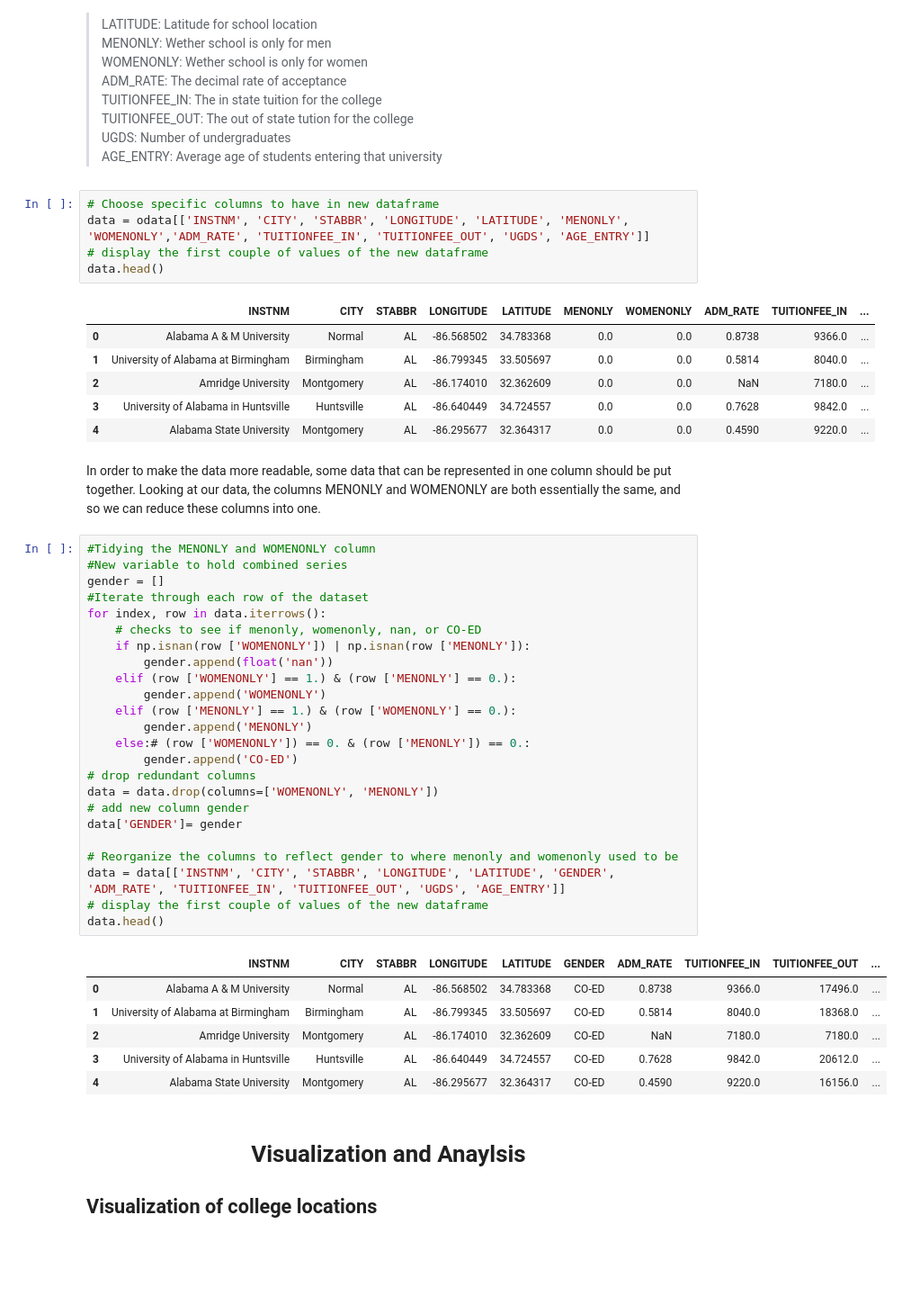
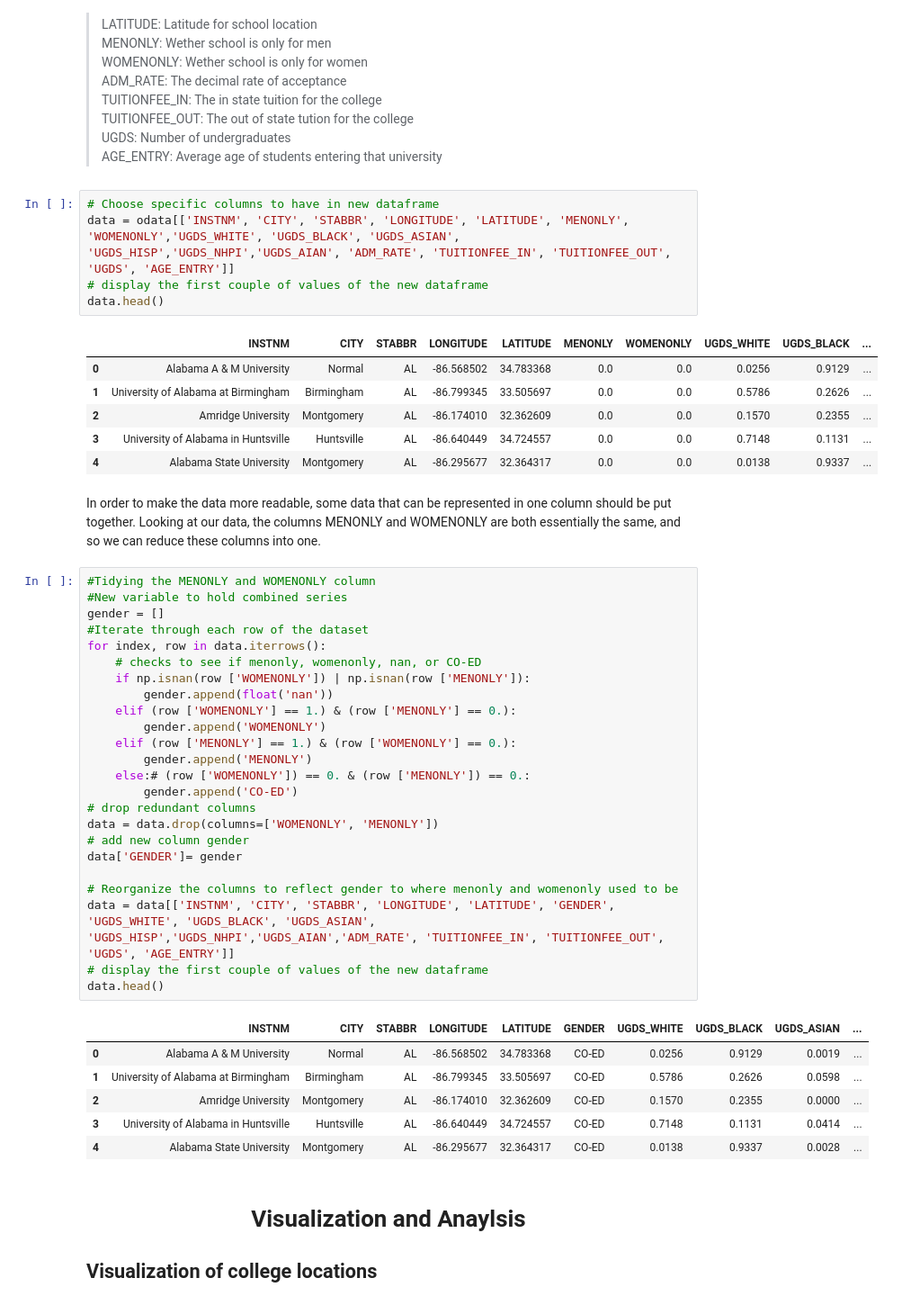
Before and after one commit to ZionJoseph/320-project-5, a Jupyter notebook: College Scorecard Tutorial.ipynb, the cells around one changed output. Shown at 90% size. Saved outputs shown, nothing was run; the diff lists cells and outputs as text; blank space fills up the shorter version.

```diff
--- a/College Scorecard Tutorial.ipynb
+++ b/College Scorecard Tutorial.ipynb
@@ -66,49 +69,49 @@ UGDS: Number of undergraduates<br />
 AGE_ENTRY: Average age of students entering that university<br />
 # %%
 # Choose specific columns to have in new dataframe
-data = odata[['INSTNM', 'CITY', 'STABBR', 'LONGITUDE', 'LATITUDE', 'MENONLY', 'WOMENONLY','ADM_RATE', 'TUITIONFEE_IN', 'TUITIONFEE_OUT', 'UGDS', 'AGE_ENTRY']]
+data = odata[['INSTNM', 'CITY', 'STABBR', 'LONGITUDE', 'LATITUDE', 'MENONLY', 'WOMENONLY','UGDS_WHITE', 'UGDS_BLACK', 'UGDS_ASIAN', 'UGDS_HISP','UGDS_NHPI','UGDS_AIAN', 'ADM_RATE', 'TUITIONFEE_IN', 'TUITIONFEE_OUT', 'UGDS', 'AGE_ENTRY']]
 # display the first couple of values of the new dataframe
 data.head()
 # %% [output]
-|  | INSTNM | CITY | STABBR | LONGITUDE | LATITUDE | MENONLY | WOMENONLY | ADM_RATE | TUITIONFEE_IN | ... |
-| 0 | Alabama A & M University | Normal | AL | -86.568502 | 34.783368 | 0.0 | 0.0 | 0.8738 | 9366.0 | ... |
-| 1 | University of Alabama at Birmingham | Birmingham | AL | -86.799345 | 33.505697 | 0.0 | 0.0 | 0.5814 | 8040.0 | ... |
-| 2 | Amridge University | Montgomery | AL | -86.174010 | 32.362609 | 0.0 | 0.0 | NaN | 7180.0 | ... |
-| 3 | University of Alabama in Huntsville | Huntsville | AL | -86.640449 | 34.724557 | 0.0 | 0.0 | 0.7628 | 9842.0 | ... |
-| 4 | Alabama State University | Montgomery | AL | -86.295677 | 32.364317 | 0.0 | 0.0 | 0.4590 | 9220.0 | ... |
+|  | INSTNM | CITY | STABBR | LONGITUDE | LATITUDE | MENONLY | WOMENONLY | UGDS_WHITE | UGDS_BLACK | ... |
+| 0 | Alabama A & M University | Normal | AL | -86.568502 | 34.783368 | 0.0 | 0.0 | 0.0256 | 0.9129 | ... |
+| 1 | University of Alabama at Birmingham | Birmingham | AL | -86.799345 | 33.505697 | 0.0 | 0.0 | 0.5786 | 0.2626 | ... |
+| 2 | Amridge University | Montgomery | AL | -86.174010 | 32.362609 | 0.0 | 0.0 | 0.1570 | 0.2355 | ... |
+| 3 | University of Alabama in Huntsville | Huntsville | AL | -86.640449 | 34.724557 | 0.0 | 0.0 | 0.7148 | 0.1131 | ... |
+| 4 | Alabama State University | Montgomery | AL | -86.295677 | 32.364317 | 0.0 | 0.0 | 0.0138 | 0.9337 | ... |
 # %% [markdown]
 In order to make the data more readable, some data that can be represented in one column should be put together. Looking at our data, the columns MENONLY and WOMENONLY are both essentially the same, and so we can reduce these columns into one.
 # %%
 #Tidying the MENONLY and WOMENONLY column
 #New variable to hold combined series
 gender = []
 #Iterate through each row of the dataset
 for index, row in data.iterrows():
     # checks to see if menonly, womenonly, nan, or CO-ED
     if np.isnan(row ['WOMENONLY']) | np.isnan(row ['MENONLY']):
         gender.append(float('nan'))
     elif (row ['WOMENONLY'] == 1.) & (row ['MENONLY'] == 0.):
         gender.append('WOMENONLY')
     elif (row ['MENONLY'] == 1.) & (row ['WOMENONLY'] == 0.):
         gender.append('MENONLY')
     else:# (row ['WOMENONLY']) == 0. & (row ['MENONLY']) == 0.:
         gender.append('CO-ED')
 # drop redundant columns
 data = data.drop(columns=['WOMENONLY', 'MENONLY'])
 # add new column gender
 data['GENDER']= gender
 
 # Reorganize the columns to reflect gender to where menonly and womenonly used to be
-data = data[['INSTNM', 'CITY', 'STABBR', 'LONGITUDE', 'LATITUDE', 'GENDER', 'ADM_RATE', 'TUITIONFEE_IN', 'TUITIONFEE_OUT', 'UGDS', 'AGE_ENTRY']]
+data = data[['INSTNM', 'CITY', 'STABBR', 'LONGITUDE', 'LATITUDE', 'GENDER', 'UGDS_WHITE', 'UGDS_BLACK', 'UGDS_ASIAN', 'UGDS_HISP','UGDS_NHPI','UGDS_AIAN','ADM_RATE', 'TUITIONFEE_IN', 'TUITIONFEE_OUT', 'UGDS', 'AGE_ENTRY']]
 # display the first couple of values of the new dataframe
 data.head()
 # %% [output]
-|  | INSTNM | CITY | STABBR | LONGITUDE | LATITUDE | GENDER | ADM_RATE | TUITIONFEE_IN | TUITIONFEE_OUT | ... |
-| 0 | Alabama A & M University | Normal | AL | -86.568502 | 34.783368 | CO-ED | 0.8738 | 9366.0 | 17496.0 | ... |
-| 1 | University of Alabama at Birmingham | Birmingham | AL | -86.799345 | 33.505697 | CO-ED | 0.5814 | 8040.0 | 18368.0 | ... |
-| 2 | Amridge University | Montgomery | AL | -86.174010 | 32.362609 | CO-ED | NaN | 7180.0 | 7180.0 | ... |
-| 3 | University of Alabama in Huntsville | Huntsville | AL | -86.640449 | 34.724557 | CO-ED | 0.7628 | 9842.0 | 20612.0 | ... |
-| 4 | Alabama State University | Montgomery | AL | -86.295677 | 32.364317 | CO-ED | 0.4590 | 9220.0 | 16156.0 | ... |
+|  | INSTNM | CITY | STABBR | LONGITUDE | LATITUDE | GENDER | UGDS_WHITE | UGDS_BLACK | UGDS_ASIAN | ... |
+| 0 | Alabama A & M University | Normal | AL | -86.568502 | 34.783368 | CO-ED | 0.0256 | 0.9129 | 0.0019 | ... |
+| 1 | University of Alabama at Birmingham | Birmingham | AL | -86.799345 | 33.505697 | CO-ED | 0.5786 | 0.2626 | 0.0598 | ... |
+| 2 | Amridge University | Montgomery | AL | -86.174010 | 32.362609 | CO-ED | 0.1570 | 0.2355 | 0.0000 | ... |
+| 3 | University of Alabama in Huntsville | Huntsville | AL | -86.640449 | 34.724557 | CO-ED | 0.7148 | 0.1131 | 0.0414 | ... |
+| 4 | Alabama State University | Montgomery | AL | -86.295677 | 32.364317 | CO-ED | 0.0138 | 0.9337 | 0.0028 | ... |
 # %% [markdown]
 <h1><center>Visualization and Anaylsis</center><h1>
 <h2>Visualization of college locations</h2>
```
Also changed, not shown: parts of 14 cells of this notebook.
